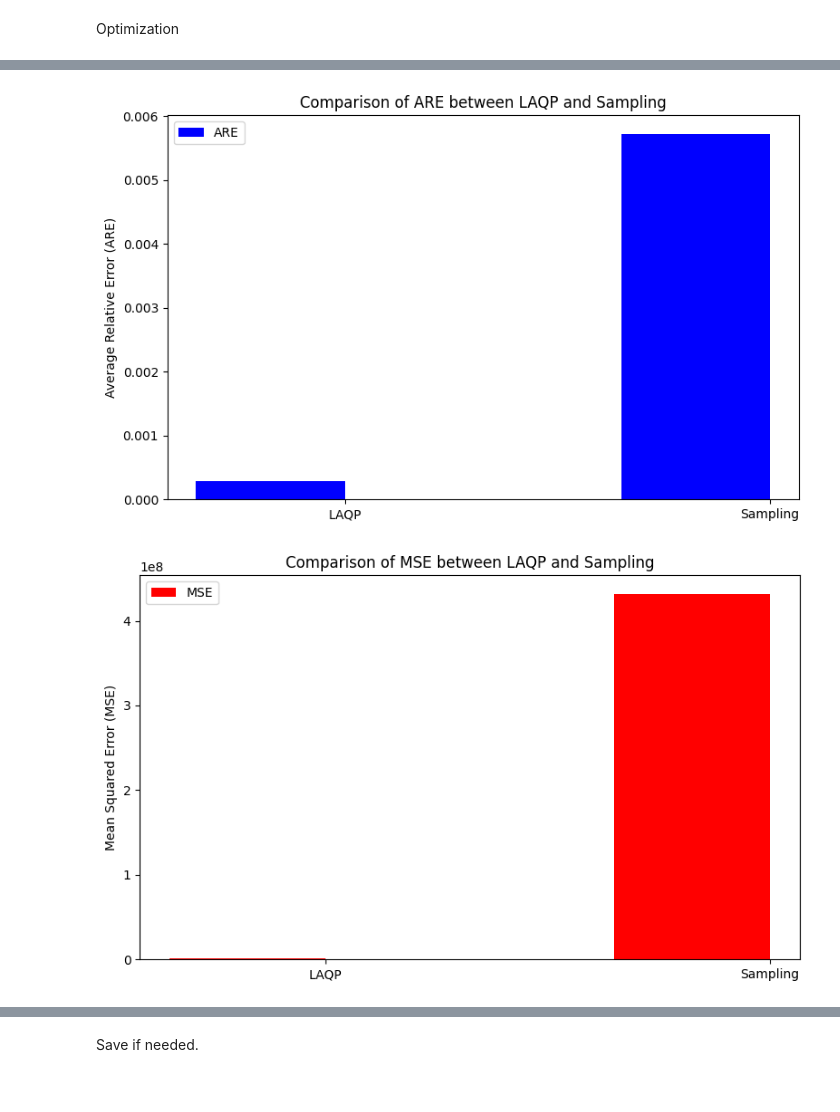
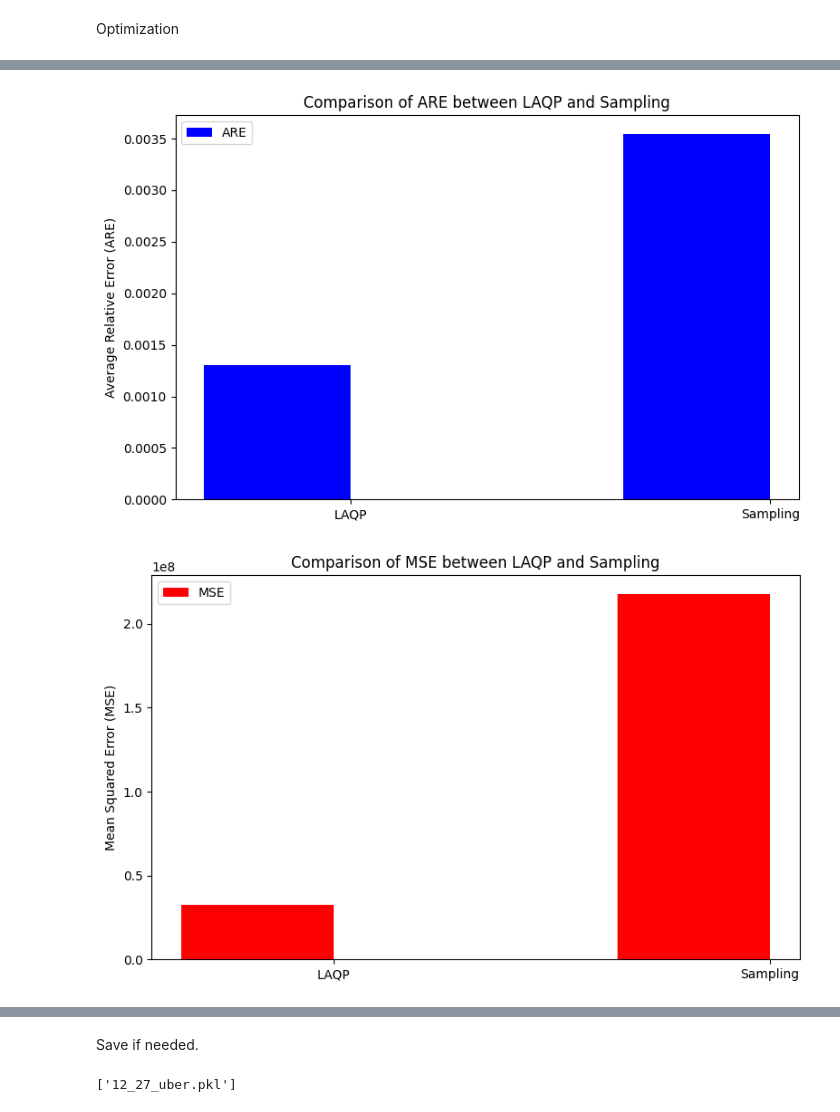
Before and after one commit to t114598020/Spatial_LAQP, a Jupyter notebook: LAQP_uber.ipynb, the cells around one changed output, grey strips where cells are left out. Drawn from its saved outputs; the diff is of its cells as text; code cells hidden in the pictures.

```diff
--- a/LAQP_uber.ipynb
+++ b/LAQP_uber.ipynb
@@ -179,8 +207,8 @@ Model trained
 # %% [markdown]
 ### Step 5: Estimate a New Query
 # %%
-q = generate_random_query(data, dimensions, test = True)
-print(q)
+new_query = generate_random_query(data, dimensions, test = True)
+print(new_query)
 # %% [output]
 dim: timestamp, min value: 0.0, max value: 15807540.0
 dim: Lat, min value: 39.6569, max value: 42.1166
@@ -189,11 +217,5 @@ dim: Lon, min value: -74.929, max value: -72.0666
 # %%
 from query_calculate import sample_count, exact_count
-# Example Query
-new_query = {
-    'timestamp': (5000000, 15000000),  # e.g., April 1-2, 2014 (Unix seconds)
-    'Lat': (40.7, 42.0),
-    'Lon': (-74.5, -73.9)
-}
 
 # Flatten and scale
 new_vec = []
@@ -280,0 +298,2 @@ Optimized rel error: 0.0013
+# %%
+evaluation_query_log = generate_uber_query_log(100, data, sample, dimensions, full_data_size)
@@ -281,5 +303,5 @@ Optimized rel error: 0.0013
 # %%
-# Evaluation on testing_data_query_log (assume it's your 100 test queries)
+# Evaluation on evaluation_query_log
 laqp_rel_errors = []
 sampling_rel_errors = []
 laqp_squared_errors = []
@@ -287,12 +309,10 @@ sampling_squared_errors = []
 laqp_abs_errors = []
 sampling_abs_errors = []
 
-min_exact_threshold = 100  # For COUNT: skip if exact count <100 (adjust as needed)
-avg_exact = np.mean([tq['exact'] for tq in testing_data_query_log])
-print(f"Avg exact COUNT: {avg_exact:.2f}")
+min_exact_threshold = 100
 filtered_count = 0
 
-for tq in testing_data_query_log:
+for tq in evaluation_query_log:
     query = tq['query']
     exact = tq['exact']
 
@@ -331,11 +351,8 @@ for tq in testing_data_query_log:
     laqp_squared_errors.append(laqp_sq)
 
 # Results
-print("\n==================================================")
-print("EVALUATION RESULTS")
-print("==================================================")
-print(f"Evaluated on {filtered_count} / {len(testing_data_query_log)} queries "
-      f"(excluded {len(testing_data_query_log)-filtered_count} tiny ones)")
+print(f"Evaluated on {filtered_count} / {len(evaluation_query_log)} queries "
+      f"(excluded {len(evaluation_query_log)-filtered_count} tiny ones)")
 
 if len(laqp_rel_errors) > 0:
     laqp_are = np.mean(laqp_rel_errors)
@@ -384,44 +396,32 @@ import numpy as np
 
 # Use computed metrics from above
 methods = ['LAQP', 'Sampling']
 are_values = [laqp_are, sampling_are]
 mse_values = [laqp_mse, sampling_mse]
-mae_values = [laqp_mae, sampling_mae]
 
 # Bar chart for ARE
 fig, ax1 = plt.subplots(figsize=(8, 5))
 x = np.arange(len(methods))
 width = 0.35
 ax1.bar(x - width/2, are_values, width, label='ARE', color='blue')
 ax1.set_ylabel('Average Relative Error (ARE)')
 ax1.set_title('Comparison of ARE between LAQP and Sampling')
 ax1.set_xticks(x)
 ax1.set_xticklabels(methods)
 ax1.legend(loc='upper left')
 plt.tight_layout()
 plt.show()
 
 # Bar chart for MSE
 fig, ax2 = plt.subplots(figsize=(8, 5))
 ax2.bar(x - width/2, mse_values, width, label='MSE', color='red')
 ax2.set_ylabel('Mean Squared Error (MSE)')
 ax2.set_title('Comparison of MSE between LAQP and Sampling')
 ax2.set_xticks(x)
 ax2.set_xticklabels(methods)
 ax2.legend(loc='upper left')
 plt.tight_layout()
 plt.show()
-
-# Bar chart for MAE (bonus)
-fig, ax3 = plt.subplots(figsize=(8, 5))
-ax3.bar(x - width/2, mae_values, width, label='MAE', color='green')
-ax3.set_ylabel('Mean Absolute Error (MAE)')
-ax3.set_title('Comparison of MAE between LAQP and Sampling')
-ax3.set_xticks(x)
-ax3.set_xticklabels(methods)
-ax3.legend(loc='upper left')
-plt.tight_layout()
-plt.show()
 # %% [output]
-[figure, old version]
+[figure, new version]
-[figure, old version]
+[figure, new version]
@@ -434,7 +433,9 @@ import joblib
 joblib.dump({
     "model": model,
     "scaler": scaler,
+    "training_query": training_data_query_log,
     "alpha": best_alpha,
-    "training_query": training_data_query_log,
     "sample": sample
-}, "12_23_uber.pkl")
+}, "12_27_uber.pkl")
+# %% [output]
+['12_27_uber.pkl']
```
Also changed, not shown: parts of 19 cells of this notebook, 5 other files.
